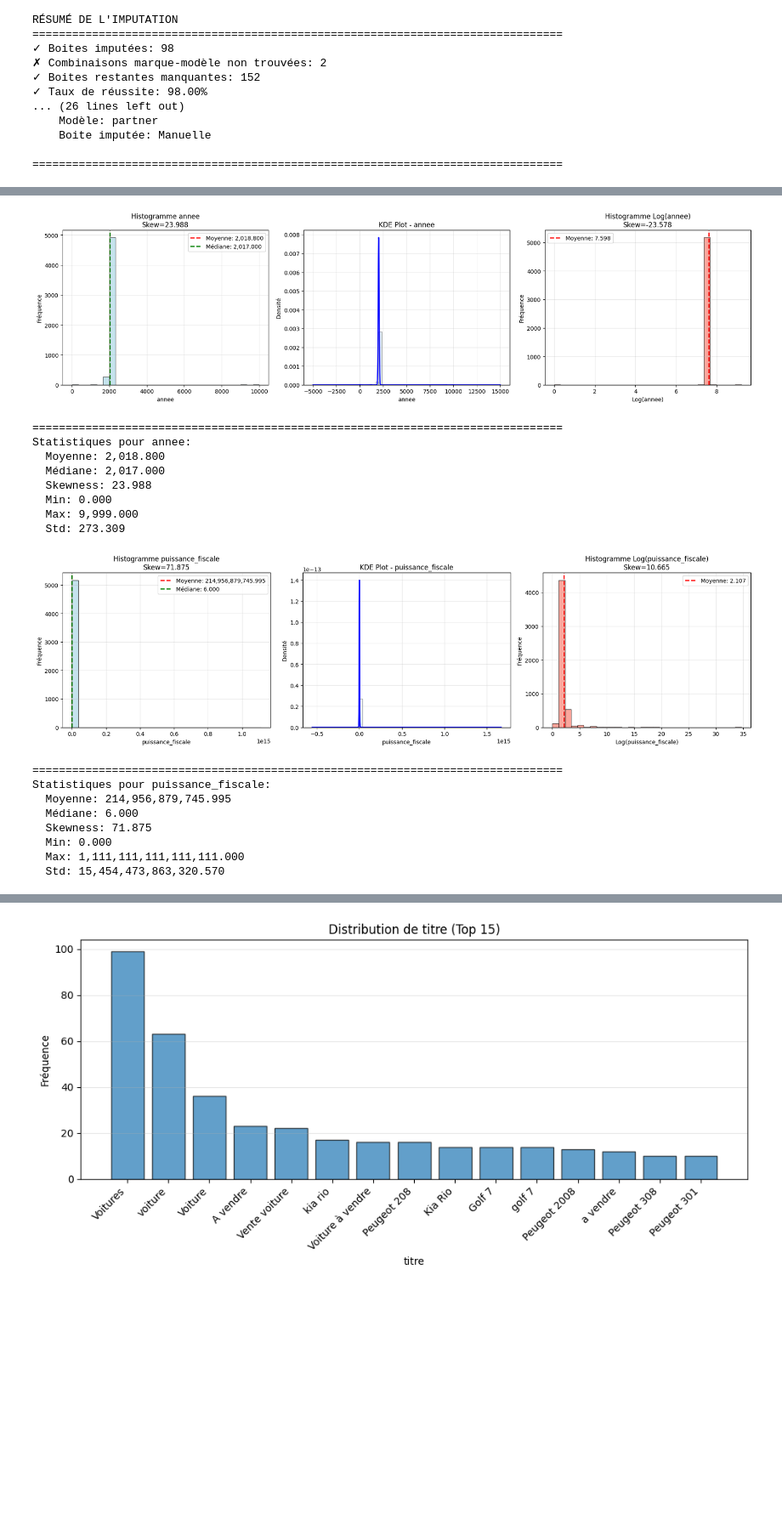
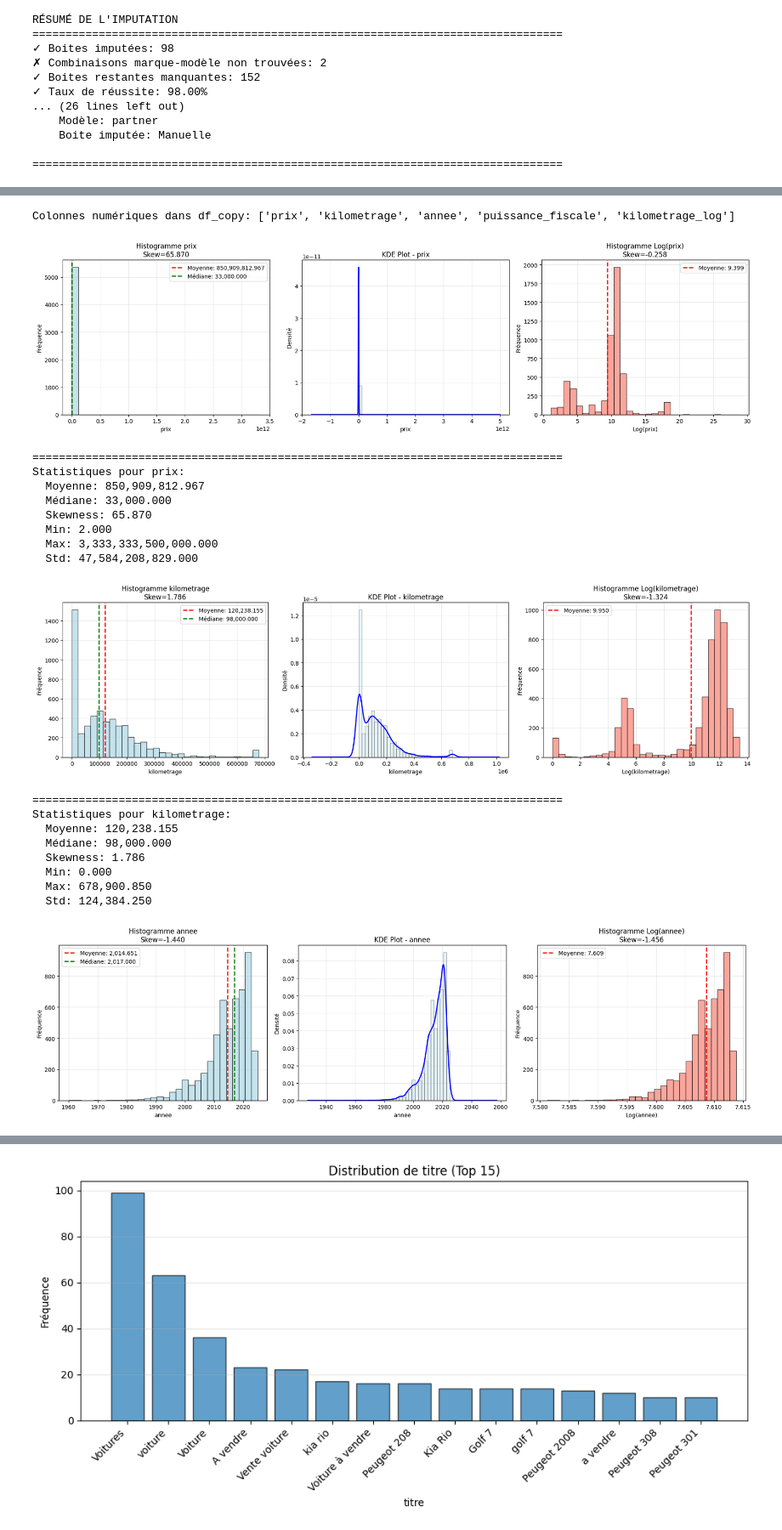
Before and after one commit to edamkhabou/Prediction_prix_voiture-, a Jupyter notebook: PreProcessing.ipynb, the cells around one changed output, grey strips where cells are left out. Shown at 85% size. Cells and saved outputs as stored; diff of their text form; code cells hidden in the pictures; blank space fills up the shorter version.

```diff
--- a/PreProcessing.ipynb
+++ b/PreProcessing.ipynb
@@ -1227,0 +1527,3 @@ RÉSUMÉ DE L'IMPUTATION
+# %%
+df_copy['annee']=df_copy['annee'].apply(lambda x: int(x) if pd.notna(x) else x)
+df_copy['annee']=df_copy['annee'].apply(lambda x: df_copy['annee'].median() if x>2025 or x<1960 else x)
@@ -1227,0 +1997,13 @@ RÉSUMÉ DE L'IMPUTATION
+# %%
+# Boxplots des variables numériques
+numerical_cols = df_copy.select_dtypes(include=['int64', 'float64']).columns.tolist()
+for col in numerical_cols:
+    plt.figure(figsize=(10, 5))
+    plt.boxplot(df_copy[col].dropna(), vert=True, patch_artist=True,
+                boxprops=dict(facecolor='lightblue', alpha=0.7),
+                medianprops=dict(color='red', linewidth=2))
+    plt.title(f'Boxplot de {col}')
+    plt.ylabel(col)
+    plt.grid(True, alpha=0.3, axis='y')
+    plt.tight_layout()
+    plt.show()
@@ -1229,7 +2017,7 @@ RÉSUMÉ DE L'IMPUTATION
 # Distribution des variables numériques
 for col in numerical_cols:
     plt.figure(figsize=(10, 5))
-    plt.hist(df[col].dropna(), bins=30, edgecolor='black', alpha=0.7)
+    plt.hist(df_copy[col].dropna(), bins=30, edgecolor='black', alpha=0.7)
     plt.title(f'Distribution de {col}')
     plt.xlabel(col)
     plt.ylabel('Fréquence')
@@ -1239,5 +2027,5 @@ for col in numerical_cols:
 
 print(f"\n{'='*80}")
 print("Statistiques des variables numériques:")
-print(df[numerical_cols].describe().T)
+# print(df[numerical_cols].describe().T)
 # %% [output]
@@ -1256,8 +2040,17 @@ puissance_fiscale     8.0  1.111111e+15
 # Distribution détaillée des variables numériques (Histogramme, KDE, Log-transform)
 from scipy.stats import skew
 
-for col in numerical_cols:
-    data = df[col].dropna()
+# Utiliser df_copy et s'assurer que les colonnes sont bien numériques
+numerical_cols_copy = df_copy.select_dtypes(include=['int64', 'float64']).columns.tolist()
+print(f"Colonnes numériques dans df_copy: {numerical_cols_copy}\n")
+
+for col in numerical_cols_copy:
+    # Convertir en numérique si nécessaire
+    data = pd.to_numeric(df_copy[col], errors='coerce').dropna()
+
+    if len(data) == 0:
+        print(f"⚠️ Aucune donnée valide pour {col}, passage à la colonne suivante")
+        continue
 
     # Créer une figure avec 3 sous-graphiques
     fig, axes = plt.subplots(1, 3, figsize=(18, 5))
@@ -1289,48 +2082,50 @@ for col in numerical_cols:
     if (data >= 0).all():
         log_data = np.log1p(data)
         log_mean = log_data.mean()
         log_skew = skew(log_data)
 
         axes[2].hist(log_data, bins=30, edgecolor='black', alpha=0.7, color='salmon')
         axes[2].axvline(log_mean, color='red', linestyle='--', linewidth=2, label=f'Moyenne: {log_mean:.3f}')
         axes[2].set_title(f'Histogramme Log({col})\nSkew={log_skew:.3f}')
         axes[2].set_xlabel(f'Log({col})')
         axes[2].set_ylabel('Fréquence')
         axes[2].legend()
         axes[2].grid(True, alpha=0.3)
     else:
         axes[2].text(0.5, 0.5, 'Transformation log\nnon applicable\n(valeurs ≤ 0)',
                      ha='center', va='center', fontsize=12)
         axes[2].set_title(f'Histogramme Log({col})')
 
     plt.tight_layout()
     plt.show()
 
     # Afficher les statistiques
     print(f"\n{'='*80}")
     print(f"Statistiques pour {col}:")
     print(f"  Moyenne: {mean_val:,.3f}")
     print(f"  Médiane: {median_val:,.3f}")
     print(f"  Skewness: {skew_val:.3f}")
     print(f"  Min: {data.min():,.3f}")
     print(f"  Max: {data.max():,.3f}")
     print(f"  Std: {data.std():,.3f}")
 # %% [output]
+Colonnes numériques dans df_copy: ['prix', 'kilometrage', 'annee', 'puissance_fiscale', 'kilometrage_log']
-[figure, old version]
+[figure, new version]
-================================================================================
-Statistiques pour annee:
-  Moyenne: 2,018.800
-  Médiane: 2,017.000
-  Skewness: 23.988
-  Min: 0.000
-  Max: 9,999.000
-  Std: 273.309
+================================================================================
+Statistiques pour prix:
+  Moyenne: 850,909,812.967
+  Médiane: 33,000.000
+  Skewness: 65.870
+  Min: 2.000
+  Max: 3,333,333,500,000.000
+  Std: 47,584,208,829.000
-[figure, old version]
+[figure, new version]
-================================================================================
-Statistiques pour puissance_fiscale:
-  Moyenne: 214,956,879,745.995
-  Médiane: 6.000
-  Skewness: 71.875
-  Min: 0.000
-  Max: 1,111,111,111,111,111.000
-  Std: 15,454,473,863,320.570
+================================================================================
+Statistiques pour kilometrage:
+  Moyenne: 120,238.155
+  Médiane: 98,000.000
+  Skewness: 1.786
+  Min: 0.000
+  Max: 678,900.850
+  Std: 124,384.250
+[figure, added]
```
Also changed, not shown: parts of 22 cells of this notebook, 2 other files.
